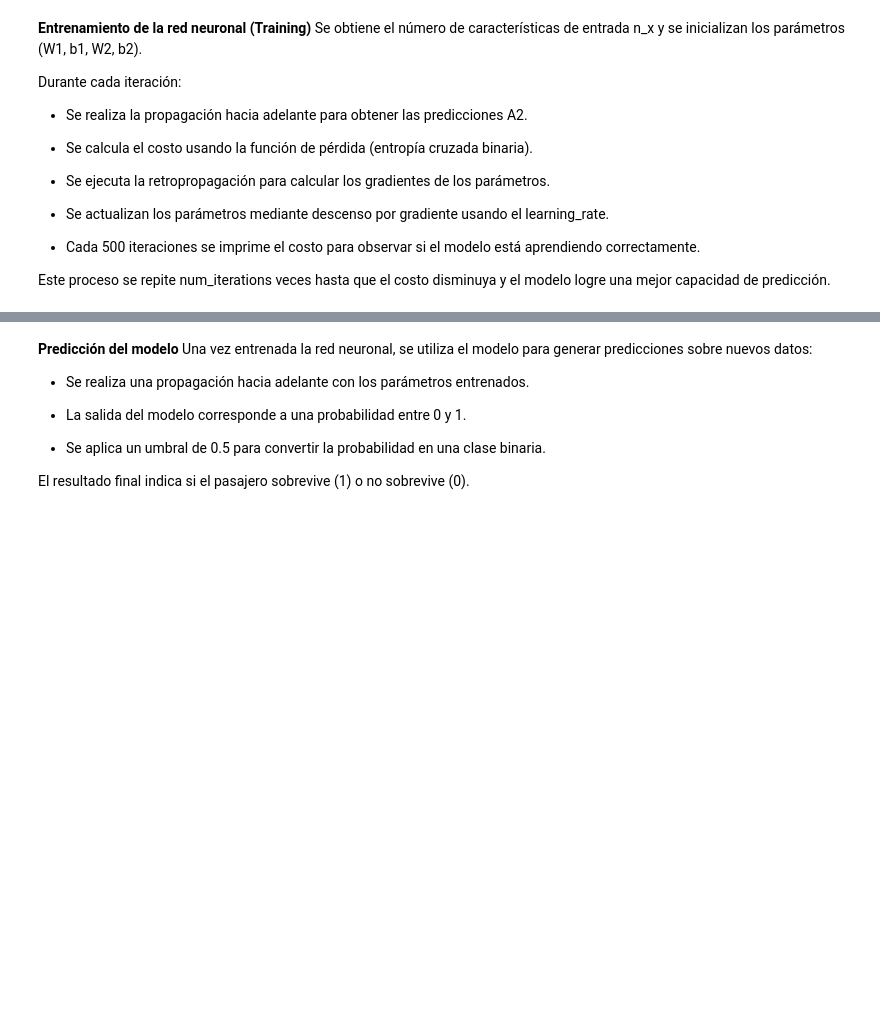
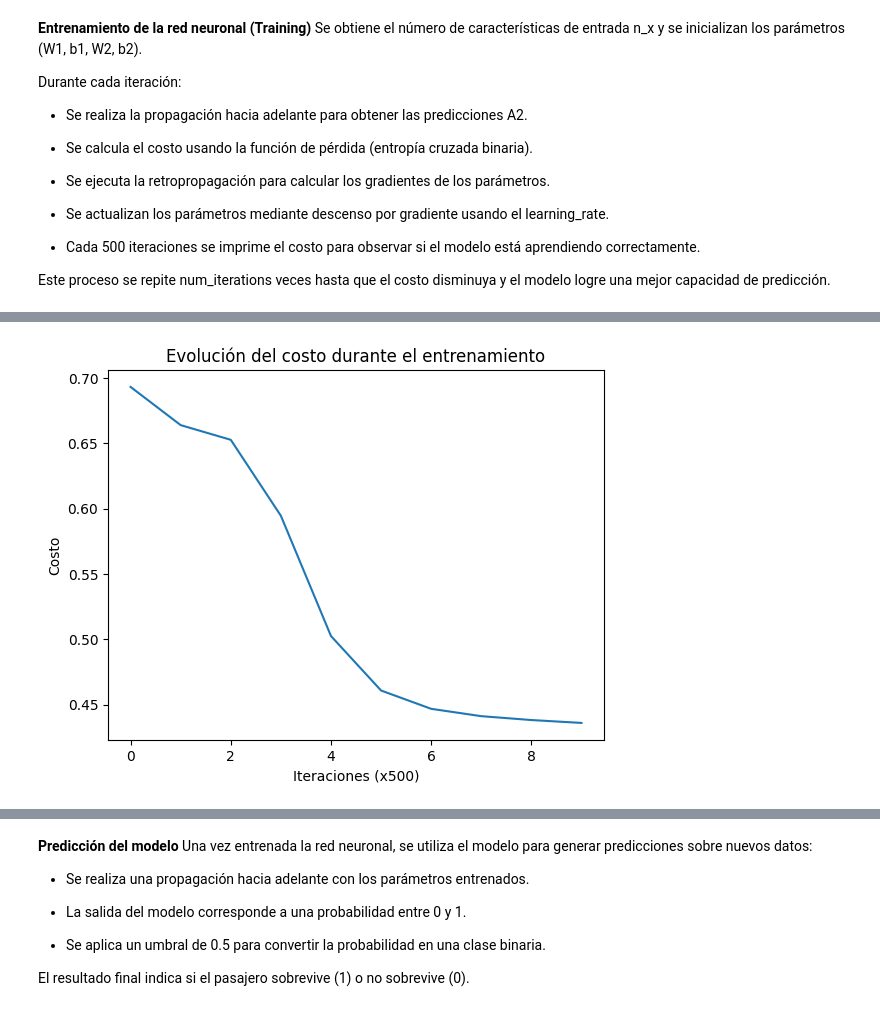
Before and after one commit to JuliianaV2106/red-neuronal-, a Jupyter notebook: notebooks/Red.ipynb, the cells around one changed output, grey strips where cells are left out. Saved outputs shown, nothing was run; the diff lists cells and outputs as text; code cells hidden in the pictures; blank space fills up the shorter version.

Commit message:
feat: add data visualizations

```diff
--- a/notebooks/Red.ipynb
+++ b/notebooks/Red.ipynb
@@ -296,3 +323,11 @@ def train_nn(X, Y, n_h, learning_rate, num_iterations):
             print(f"Iteración {i} - Costo: {cost:.4f}")
 
     return W1, b1, W2, b2, costs
+# %%
+#capturar lo que devuelve la función al momento de entrenar
+W1, b1, W2, b2, costs = train_nn(
+    X_train, y_train,
+    n_h=10,
+    learning_rate=0.01,
+    num_iterations=5000
+)
@@ -298,0 +345,8 @@ def train_nn(X, Y, n_h, learning_rate, num_iterations):
+# %%
+plt.plot(costs)
+plt.title("Evolución del costo durante el entrenamiento")
+plt.xlabel("Iteraciones (x500)")
+plt.ylabel("Costo")
+plt.show()
+# %% [output]
+[figure, added]
```
Also changed, not shown: parts of 40 cells of this notebook.
